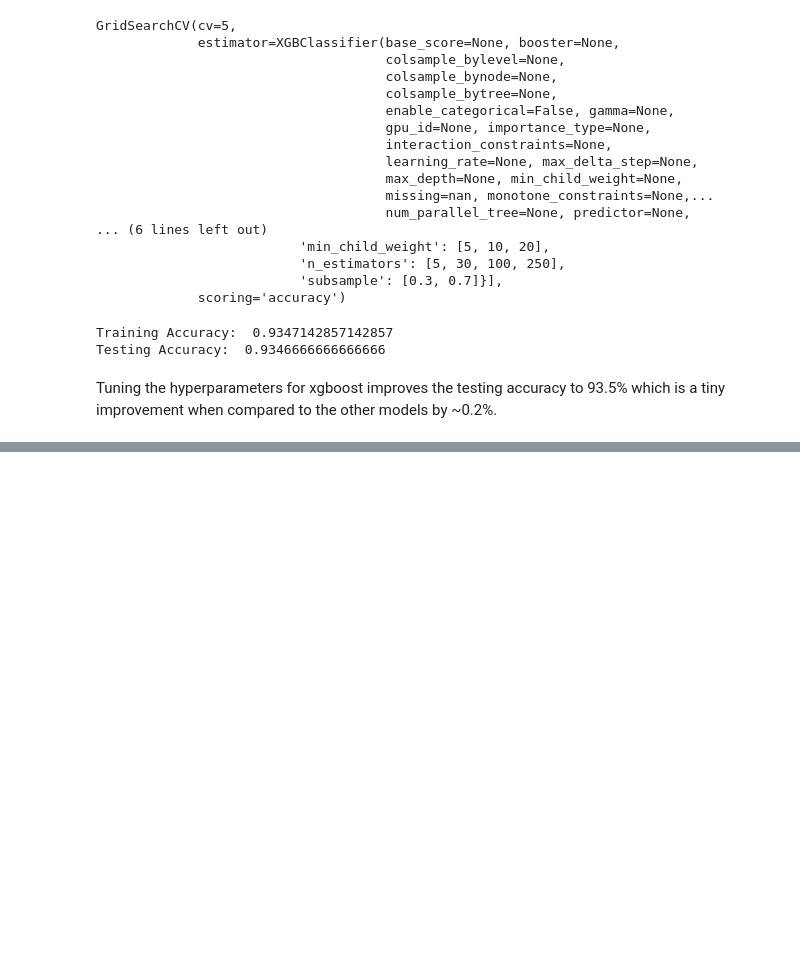
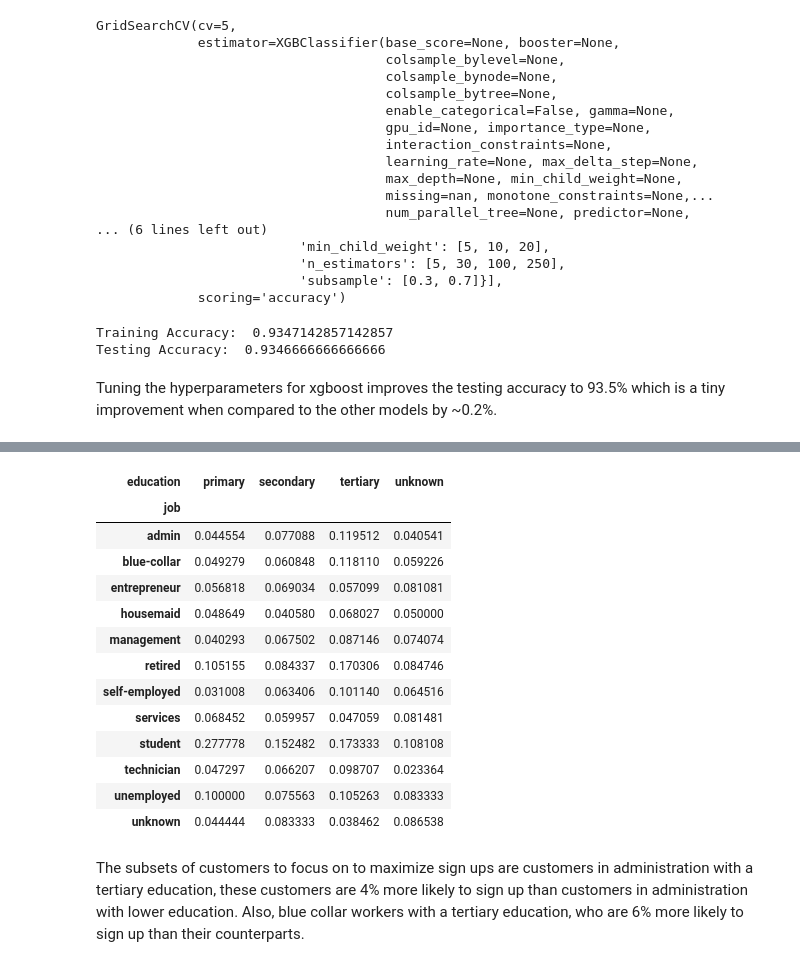
Before and after one commit to c-woo/Term-Deposit-Marketing, a Jupyter notebook: hEKjo7ytguAZ49JN.ipynb, the cells around one changed output, grey strips where cells are left out. Saved outputs shown, nothing was run; the diff lists cells and outputs as text; code cells hidden in the pictures; blank space fills up the shorter version.

```diff
--- a/hEKjo7ytguAZ49JN.ipynb
+++ b/hEKjo7ytguAZ49JN.ipynb
@@ -619,0 +689,21 @@ Tuning the hyperparameters for xgboost improves the testing accuracy to 93.5% wh
+# %%
+## percentage of customers who signed up grouped by job and education
+
+df.groupby(['job', 'education'])['y'].sum().unstack()/df.groupby(['job', 'education'])['y'].count().unstack()
+# %% [output]
+| education | primary | secondary | tertiary | unknown |
+| job |  |  |  |  |
+| admin | 0.044554 | 0.077088 | 0.119512 | 0.040541 |
+| blue-collar | 0.049279 | 0.060848 | 0.118110 | 0.059226 |
+| entrepreneur | 0.056818 | 0.069034 | 0.057099 | 0.081081 |
+| housemaid | 0.048649 | 0.040580 | 0.068027 | 0.050000 |
+| management | 0.040293 | 0.067502 | 0.087146 | 0.074074 |
+| retired | 0.105155 | 0.084337 | 0.170306 | 0.084746 |
+| self-employed | 0.031008 | 0.063406 | 0.101140 | 0.064516 |
+| services | 0.068452 | 0.059957 | 0.047059 | 0.081481 |
+| student | 0.277778 | 0.152482 | 0.173333 | 0.108108 |
+| technician | 0.047297 | 0.066207 | 0.098707 | 0.023364 |
+| unemployed | 0.100000 | 0.075563 | 0.105263 | 0.083333 |
+| unknown | 0.044444 | 0.083333 | 0.038462 | 0.086538 |
+# %% [markdown]
+The subsets of customers to focus on to maximize sign ups are customers in administration with a tertiary education, these customers are 4% more likely to sign up than customers in administration with lower education. Also, blue collar workers with a tertiary education, who are 6% more likely to sign up than their counterparts.
```
Also changed, not shown: parts of 23 cells of this notebook.
